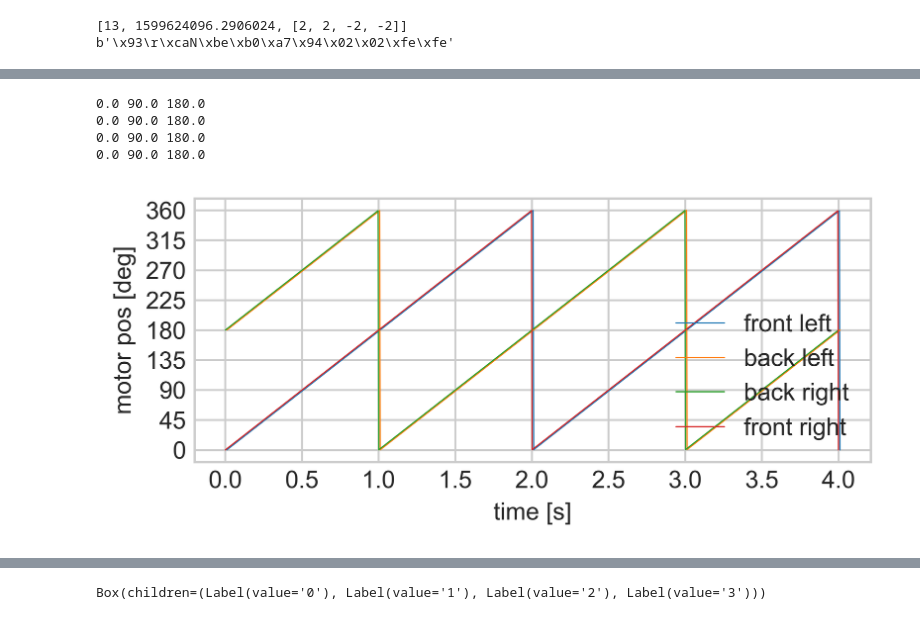
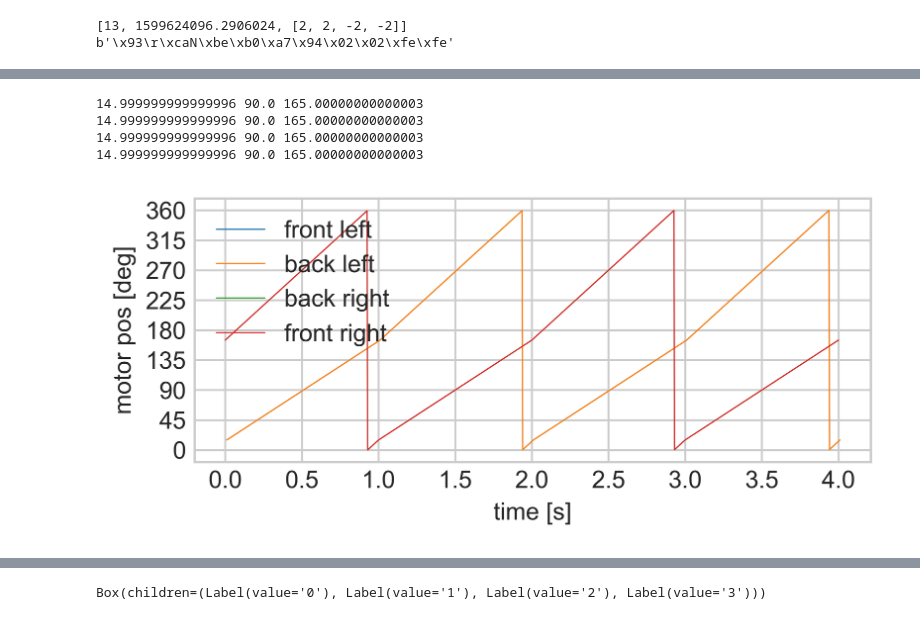
Before and after one commit to boxiXia/FlexipodFast, a Jupyter notebook: src/flexipod_control.ipynb, the cells around one changed output, grey strips where cells are left out. Saved outputs shown, nothing was run; the diff lists cells and outputs as text; code cells hidden in the pictures.

```diff
--- a/src/flexipod_control.ipynb
+++ b/src/flexipod_control.ipynb
@@ -361,19 +364,20 @@ class WalkingTrot():
 #     WalkingTrot(0,p_stance_mid = 1./2.*np.pi), # back right
 #     WalkingTrot(0.5,p_stance_mid = 1./2.*np.pi)] # front right
 
-# gaits = [ # trotting gait #2
-#     WalkingTrot(0,p_stance_mid = 1./2.*np.pi,contact_angle = 150/180*PI),# front left
-#     WalkingTrot(0,p_stance_mid = 1./2.*np.pi,contact_angle = 150/180*PI), # back left
-#     WalkingTrot(0.5,p_stance_mid = 1./2.*np.pi,contact_angle = 150/180*PI), # back right
-#     WalkingTrot(0.5,p_stance_mid = 1./2.*np.pi,contact_angle = 150/180*PI)] # front right
+gaits = [ # trotting gait #2 alternate gait
+    WalkingTrot(0,p_stance_mid = 1./2.*np.pi,contact_angle = 150/180*PI),# front left
+    WalkingTrot(0,p_stance_mid = 1./2.*np.pi,contact_angle = 150/180*PI), # back left
+    WalkingTrot(0.5,p_stance_mid = 1./2.*np.pi,contact_angle = 150/180*PI), # back right
+    WalkingTrot(0.5,p_stance_mid = 1./2.*np.pi,contact_angle = 150/180*PI)] # front right
 
 
-gaits = [ # bounding gait
-    WalkingTrot(0,p_stance_mid = 1./2.*np.pi,contact_angle = 180/180*PI),# front left
-    WalkingTrot(0.5,p_stance_mid = 1./2.*np.pi,contact_angle = 180/180*PI), # back left
-    WalkingTrot(0.5,p_stance_mid = 1./2.*np.pi,contact_angle = 180/180*PI), # back right
-    WalkingTrot(0,p_stance_mid = 1./2.*np.pi,contact_angle = 180/180*PI) # front right
-]
+# gaits = [ # bounding gait
+#     WalkingTrot(0,p_stance_mid = 1./2.*np.pi,contact_angle = 180/180*PI),# front left
+#     WalkingTrot(0.5,p_stance_mid = 1./2.*np.pi,contact_angle = 180/180*PI), # back left
+#     WalkingTrot(0.5,p_stance_mid = 1./2.*np.pi,contact_angle = 180/180*PI), # back right
+#     WalkingTrot(0,p_stance_mid = 1./2.*np.pi,contact_angle = 180/180*PI) # front right
+# ]
+
 
 # gaits = [ # crawl gait
 #     WalkingTrot(0,p_stance_mid = 1./2.*np.pi,contact_angle = 150/180*PI,s = 0.8),# front left
@@ -399,38 +403,38 @@ s_arr = np.linspace(0.5,0.5,1000)
 
 
 angle1 = np.array([gaits[0].GetPos(t,w,s) for t,w,s in zip(t_arr,w_arr,s_arr)])
 angle2 = np.array([gaits[1].GetPos(t,w,s) for t,w,s in zip(t_arr,w_arr,s_arr)])
 angle3 = np.array([gaits[2].GetPos(t,w,s) for t,w,s in zip(t_arr,w_arr,s_arr)])
 angle4 = np.array([gaits[3].GetPos(t,w,s) for t,w,s in zip(t_arr,w_arr,s_arr)])
 
 # angle3 = 2*np.pi-angle1
 # angle4 = 2*np.pi-angle2
 # motor_pos = np.stack((angle1,angle2,angle3,angle4),axis=1)
 
 # vel1 = np.array([trot.GetVel(phase) for phase in t_arr])
 # vel2 = np.array([trot.GetVel(phase+0.5) for phase in t_arr])
 # vel3= -vel1
 # vel4= -vel2
 # motor_vel = np.stack((vel1,vel2,vel3,vel4),axis=1)
 
 plt.figure(figsize=(5,2),dpi=400)
 plt.plot(t_arr+0.01,np.rad2deg(angle1),',-',markersize=0.5,linewidth=0.5,alpha=1.0,label='front left')
 plt.plot(t_arr+0.01,np.rad2deg(angle2),',-',markersize=0.5,linewidth=0.5,alpha=1.0,label='back left')
 plt.plot(t_arr,np.rad2deg(angle3),',-',markersize=0.5,linewidth=0.5,alpha=1.0,label='back right')
 plt.plot(t_arr,np.rad2deg(angle4),',-',markersize=0.5,linewidth=0.5,alpha=1.0,label='front right')
 
 plt.yticks(np.arange(0, 360+45, 45))
 
 plt.ylabel("motor pos [deg]")
 plt.xlabel("time [s]")
 plt.legend()
 plt.show()
 # %% [output]
-0.0 90.0 180.0
-0.0 90.0 180.0
-0.0 90.0 180.0
-0.0 90.0 180.0
+14.999999999999996 90.0 165.00000000000003
+14.999999999999996 90.0 165.00000000000003
+14.999999999999996 90.0 165.00000000000003
+14.999999999999996 90.0 165.00000000000003
-[figure, old version]
+[figure, new version]
 # %%
 update_interval = 1/400 - 1e-5
 
```
Also changed, not shown: parts of 3 cells of this notebook, 9 other files.
